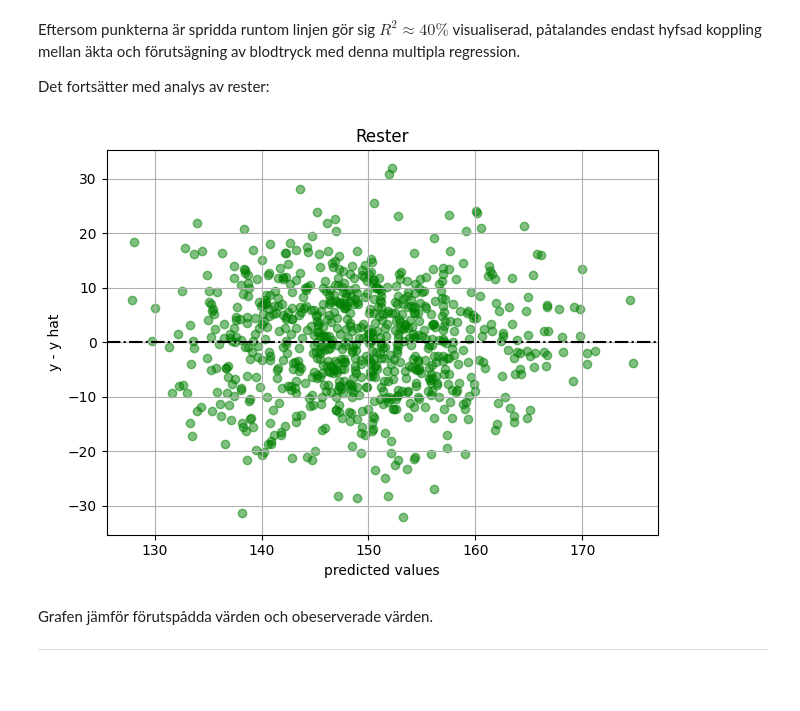
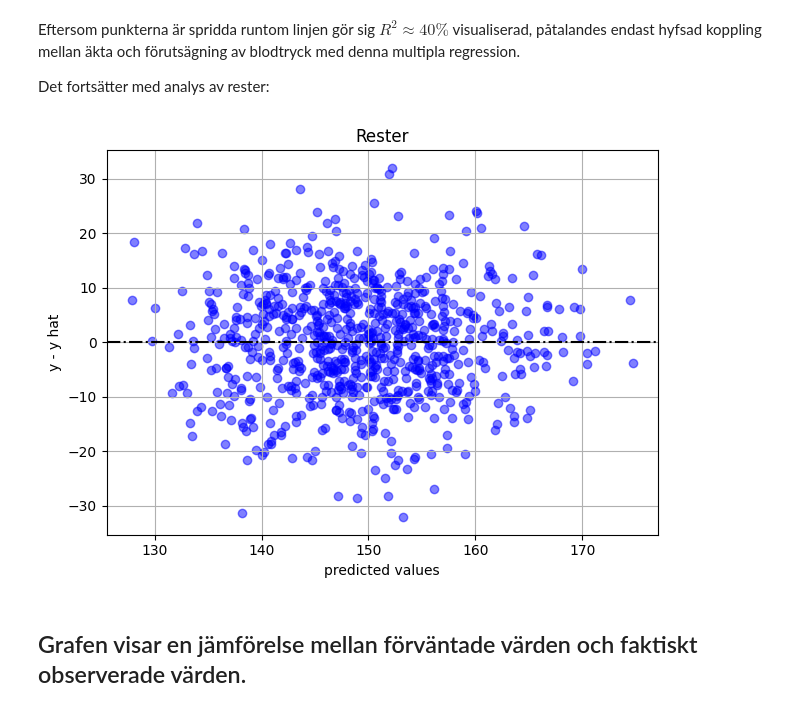
Before and after one commit to Rezaei-hamed/health_analysis, a Jupyter notebook: Notebook.ipynb, the cells around one changed output. Saved outputs shown, nothing was run; the diff lists cells and outputs as text; code cells hidden in the pictures; blank space fills up the shorter version.

```diff
--- a/Notebook.ipynb
+++ b/Notebook.ipynb
@@ -299,18 +299,17 @@ Det fortsätter med analys av rester:
 # %%
 residual = y - prediction_y
 
 plt.figure()
-plt.scatter(prediction_y, residual, color="green", alpha=0.5)
+plt.scatter(prediction_y, residual, color="blue", alpha=0.5)
 plt.axhline(0, color="black", linestyle="-.")
 plt.title("Rester")
 plt.ylabel("y - y hat")
 plt.xlabel("predicted values")
 plt.grid(True)
 plt.tight_layout()
 plt.show()
 # %% [output]
-[figure, old version]
+[figure, new version]
 # %% [markdown]
-Grafen jämför förutspådda värden och obeserverade värden.
-
+Grafen visar en jämförelse mellan förväntade värden och faktiskt observerade värden.
 ---
```
